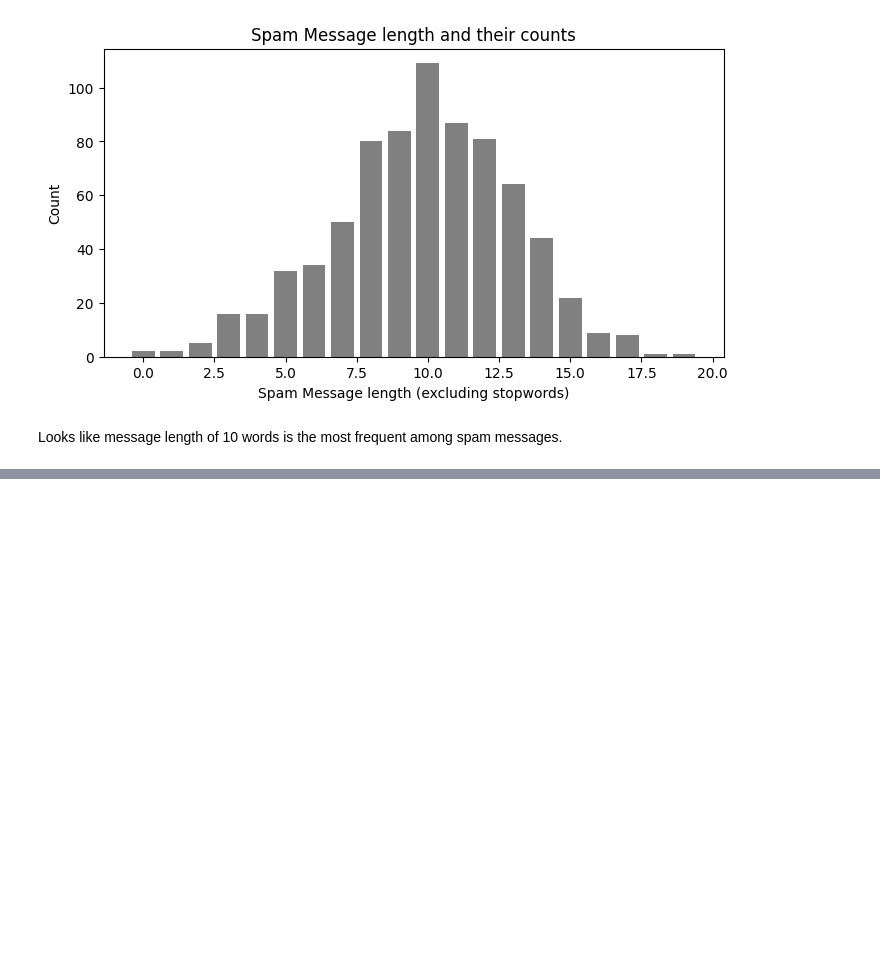
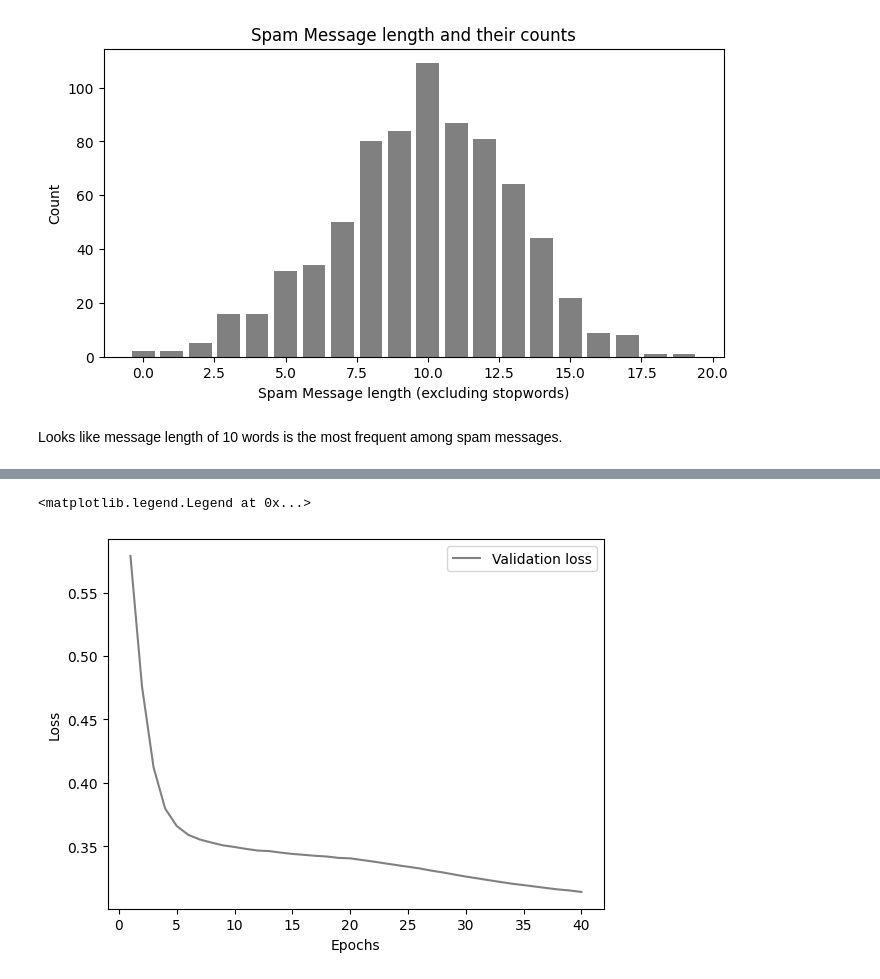
Before and after one commit to ROHIT779/ml-projects, a Jupyter notebook: sms-spam-classifier/sms_spam_classifier.ipynb, the cells around one changed output, grey strips where cells are left out. Saved outputs shown, nothing was run; the diff lists cells and outputs as text; code cells hidden in the pictures; blank space fills up the shorter version.

Commit message:
built classifier

```diff
--- a/sms-spam-classifier/sms_spam_classifier.ipynb
+++ b/sms-spam-classifier/sms_spam_classifier.ipynb
@@ -335,0 +324,24 @@ print(target_encoded[:3])
+# %%
+def build_spam_classifier(features):
+  model = tf.keras.models.Sequential([
+      tf.keras.layers.Input(shape = (10, 15)),
+      tf.keras.layers.Flatten(),
+      tf.keras.layers.Dense(units = 3, activation = 'relu'),
+      tf.keras.layers.Dense(units = 1, activation = 'linear')
+  ])
+
+  model.compile(optimizer = tf.keras.optimizers.Adam(learning_rate = 0.001), loss = tf.keras.losses.BinaryCrossentropy(from_logits = True), metrics = ['accuracy'])
+  print(model.summary())
+  return model
+
+best_classifier_filepath = './best_classifier.keras'
+classifier_checkpoint_callback = tf.keras.callbacks.ModelCheckpoint(
+  filepath = best_classifier_filepath,
+  monitor = 'val_loss',
+  mode = 'min',
+  save_best_only = True,
+  verbose = 1
+)
+
+classifier = build_spam_classifier(feature_embedded_words)
+classifier_history = classifier.fit(feature_embedded_words, target_encoded, epochs = 40, validation_split=0.1, callbacks = [classifier_checkpoint_callback])
@@ -335,0 +379,11 @@ print(target_encoded[:3])
+# %%
+# Plotting validation loss over the epochs
+classifier_val_loss = classifier_history.history['val_loss']
+epochs = range(1, len(classifier_val_loss) + 1)
+plt.plot(epochs, classifier_val_loss, color = 'grey', label = 'Validation loss')
+plt.xlabel('Epochs')
+plt.ylabel('Loss')
+plt.legend()
+# %% [output]
+<matplotlib.legend.Legend at 0x...>
+[figure, added]
```
Also changed, not shown: parts of 7 cells of this notebook.
